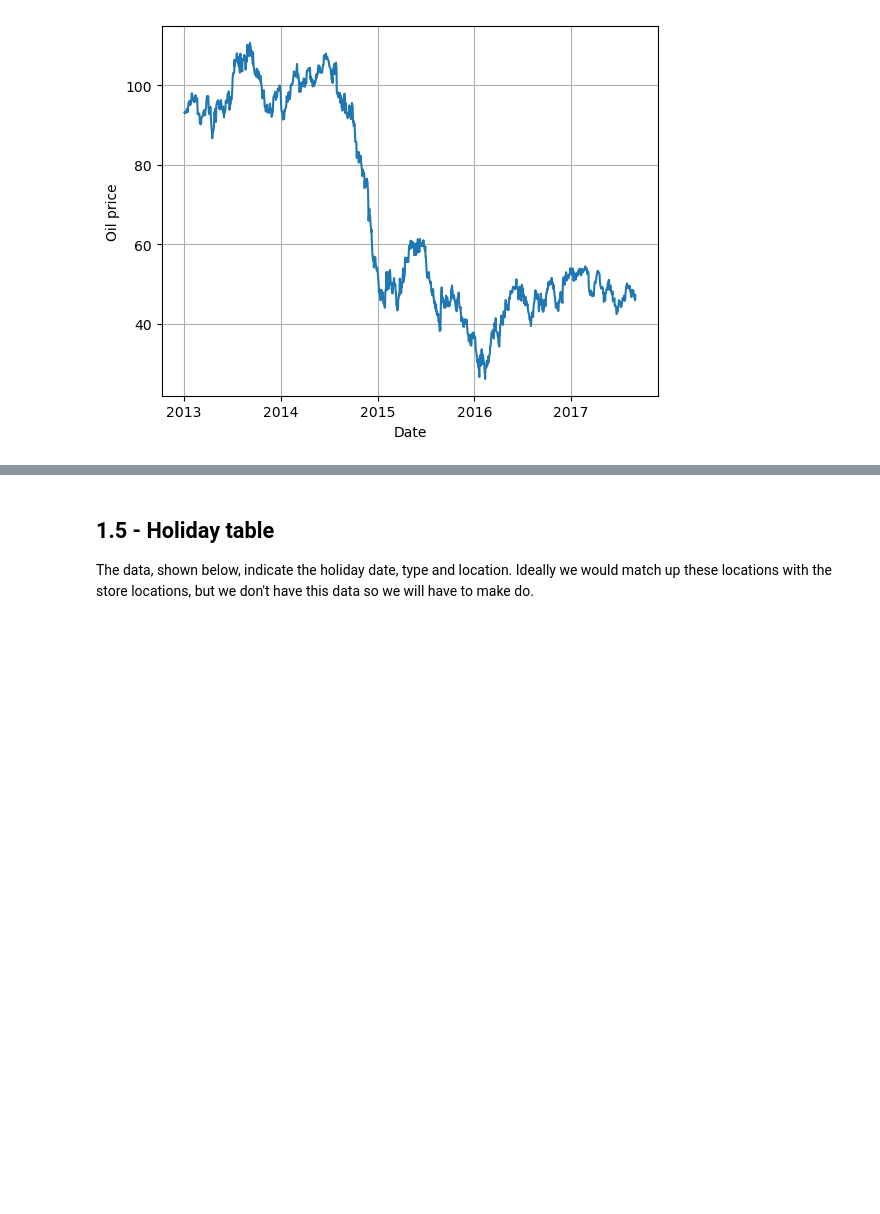
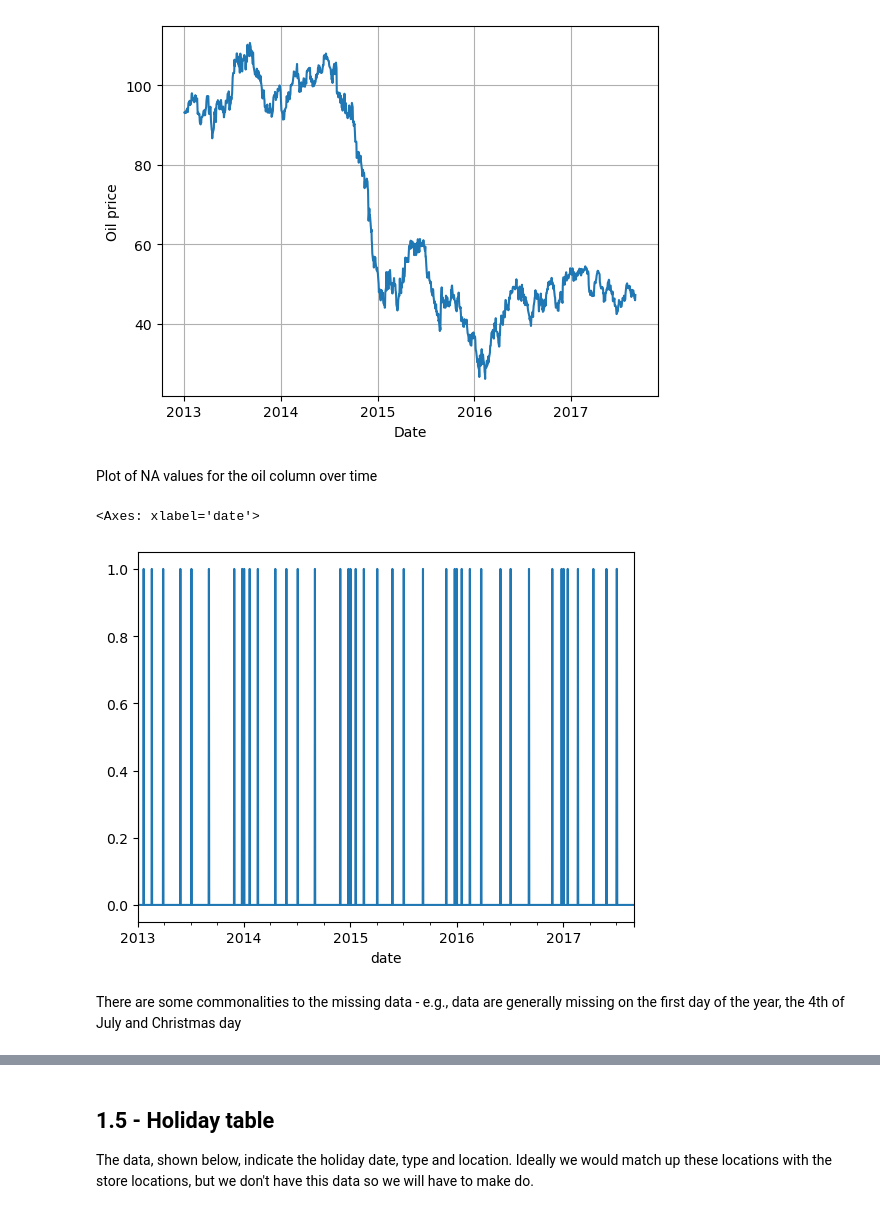
Before and after one commit to jackgisby/mini_projects, a Jupyter notebook: getting_started_forecasting/kaggle-getting-started-store-sales-prediction.ipynb, the cells around one changed output, grey strips where cells are left out. Cells and saved outputs as stored; diff of their text form; code cells hidden in the pictures; blank space fills up the shorter version.

```diff
--- a/getting_started_forecasting/kaggle-getting-started-store-sales-prediction.ipynb
+++ b/getting_started_forecasting/kaggle-getting-started-store-sales-prediction.ipynb
@@ -139,3 +146,12 @@ plt.ylabel("Oil price")
 plt.show()
 # %% [output]
 [figure]
+# %% [markdown]
+Plot of NA values for the oil column over time
+# %%
+original_data["oil"]['dcoilwtico'].isna().resample('D').sum().plot()
+# %% [output]
+<Axes: xlabel='date'>
+[figure, added]
+# %% [markdown]
+There are some commonalities to the missing data - e.g., data are generally missing on the first day of the year, the 4th of July and Christmas day
```
Also changed, not shown: parts of 20 cells of this notebook.
